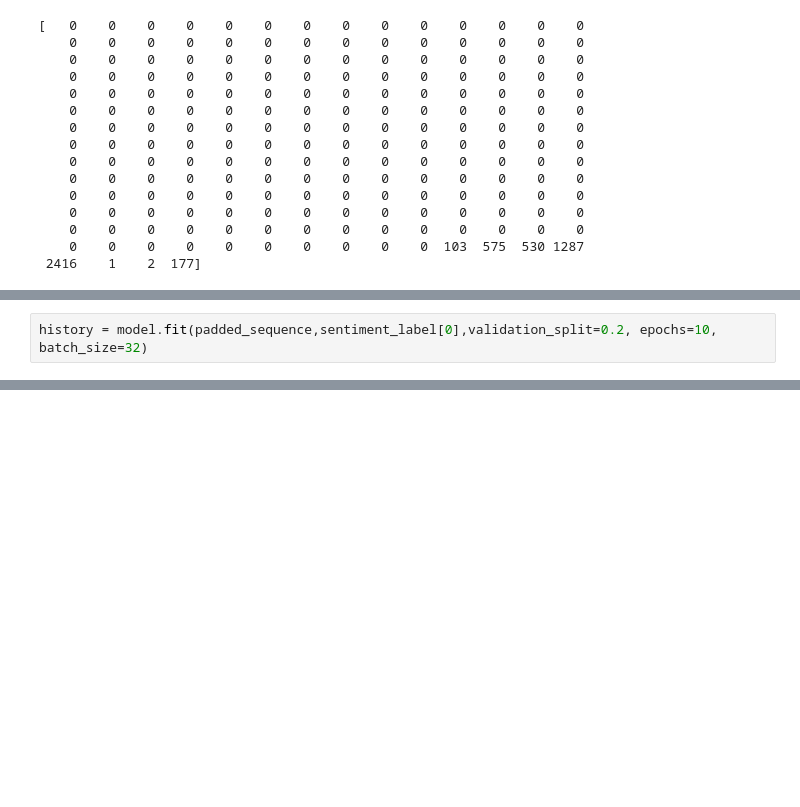
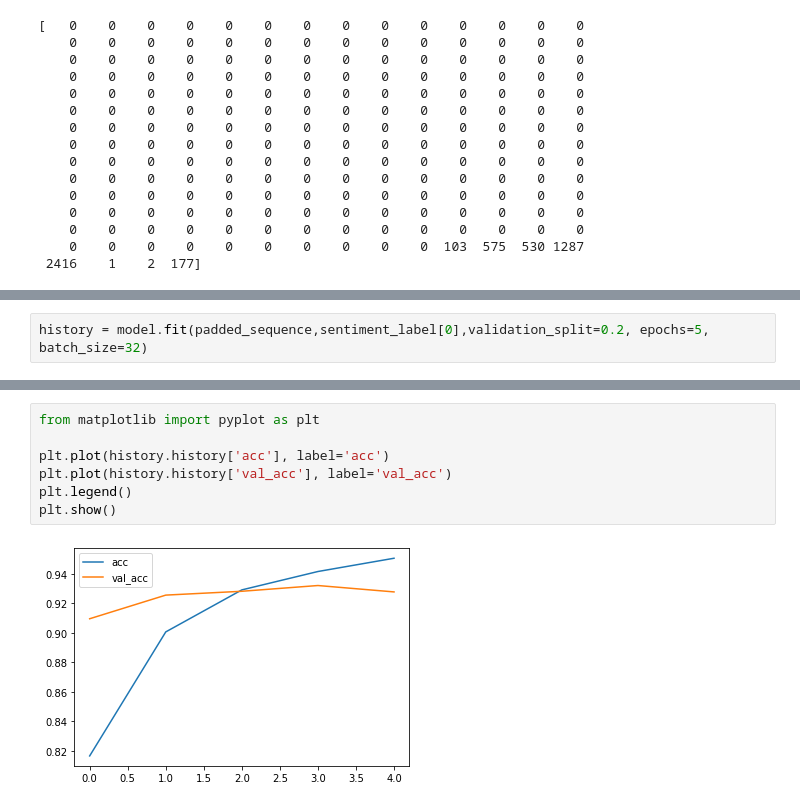
Before and after one commit to paulkarikari/LSTM-sentiment-analysis-with-tensorflow-keras-api, a Jupyter notebook: Tutorial_sentiment_analysis.ipynb, the cells around one changed output, grey strips where cells are left out. Drawn from its saved outputs; the diff is of its cells as text; blank space fills up the shorter version.

```diff
--- a/Tutorial_sentiment_analysis.ipynb
+++ b/Tutorial_sentiment_analysis.ipynb
@@ -128,4 +128,4 @@ plot_model(model, to_file='model.png')
 # %%
-history = model.fit(padded_sequence,sentiment_label[0],validation_split=0.2, epochs=10, batch_size=32)
+history = model.fit(padded_sequence,sentiment_label[0],validation_split=0.2, epochs=5, batch_size=32)
 # %% [output]
 Train on 9232 samples, validate on 2309 samples
@@ -134,0 +142,9 @@ Epoch 2/10
+# %%
+from matplotlib import pyplot as plt
+
+plt.plot(history.history['acc'], label='acc')
+plt.plot(history.history['val_acc'], label='val_acc')
+plt.legend()
+plt.show()
+# %% [output]
+[figure, added]
```
Also changed, not shown: parts of 8 cells of this notebook.
